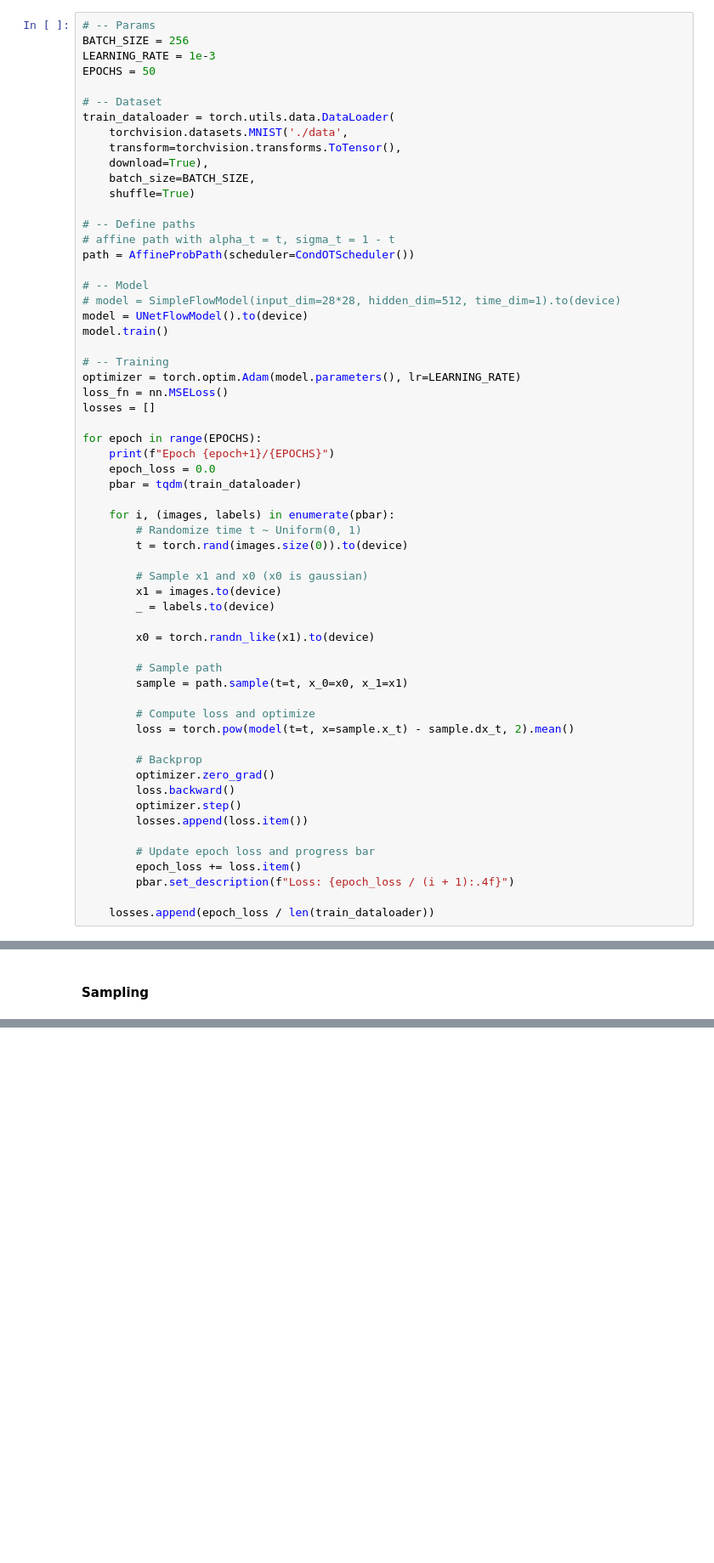
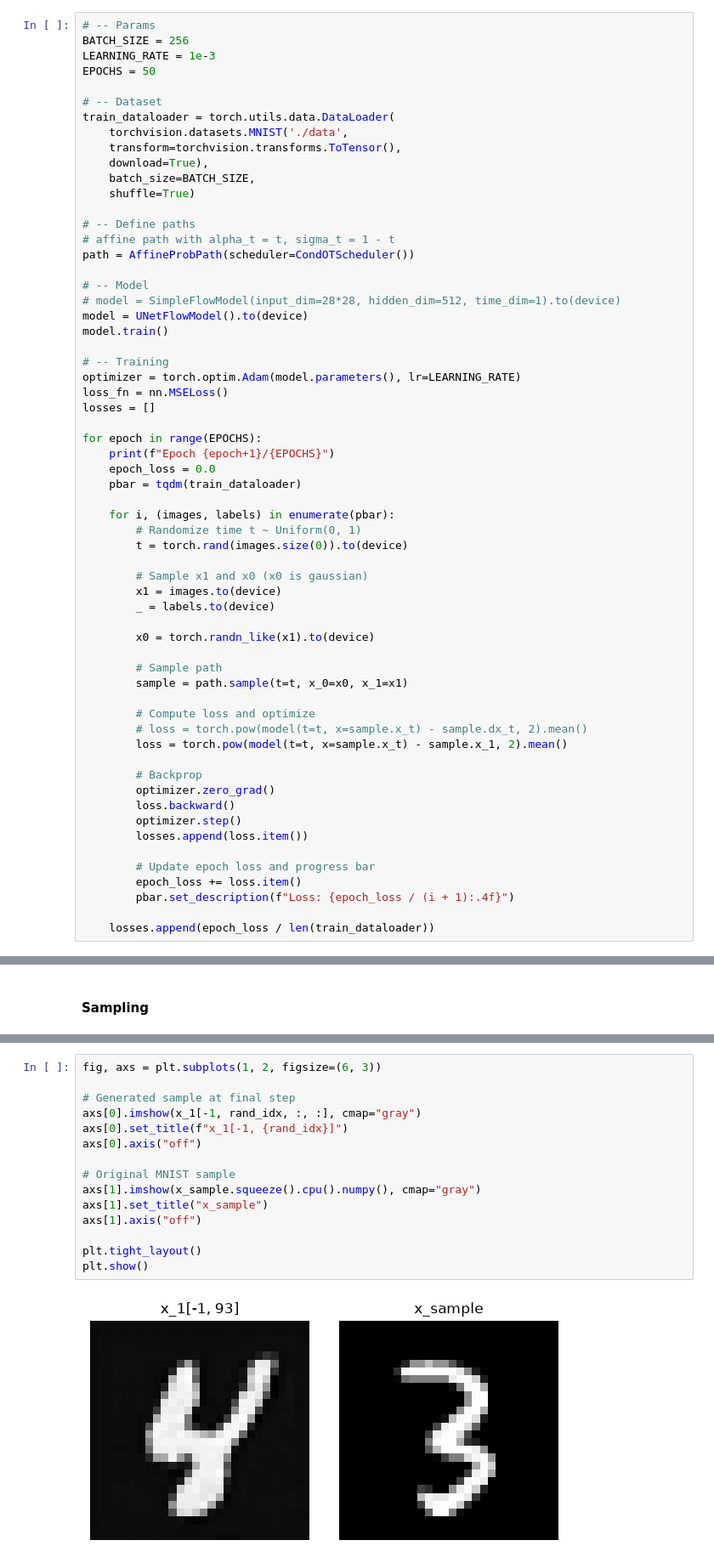
Before and after one commit to ThanhL/flow_matching, a Jupyter notebook: learn/mnist_diffusion_flow.ipynb, the cells around one changed output, grey strips where cells are left out. Shown at 85% size. Drawn from its saved outputs; the diff is of its cells as text; blank space fills up the shorter version.

```diff
--- a/learn/mnist_diffusion_flow.ipynb
+++ b/learn/mnist_diffusion_flow.ipynb
@@ -409,7 +422,8 @@ for epoch in range(EPOCHS):
         sample = path.sample(t=t, x_0=x0, x_1=x1)
 
         # Compute loss and optimize
-        loss = torch.pow(model(t=t, x=sample.x_t) - sample.dx_t, 2).mean()
+        # loss = torch.pow(model(t=t, x=sample.x_t) - sample.dx_t, 2).mean()
+        loss = torch.pow(model(t=t, x=sample.x_t) - sample.x_1, 2).mean()
 
         # Backprop
         optimizer.zero_grad()
@@ -479,0 +516,17 @@ for i in range(num_steps):
+# %%
+fig, axs = plt.subplots(1, 2, figsize=(6, 3))
+
+# Generated sample at final step
+axs[0].imshow(x_1[-1, rand_idx, :, :], cmap="gray")
+axs[0].set_title(f"x_1[-1, {rand_idx}]")
+axs[0].axis("off")
+
+# Original MNIST sample
+axs[1].imshow(x_sample.squeeze().cpu().numpy(), cmap="gray")
+axs[1].set_title("x_sample")
+axs[1].axis("off")
+
+plt.tight_layout()
+plt.show()
+# %% [output]
+[figure, added]
```
Also changed, not shown: parts of 8 cells of this notebook, 1 other file.
